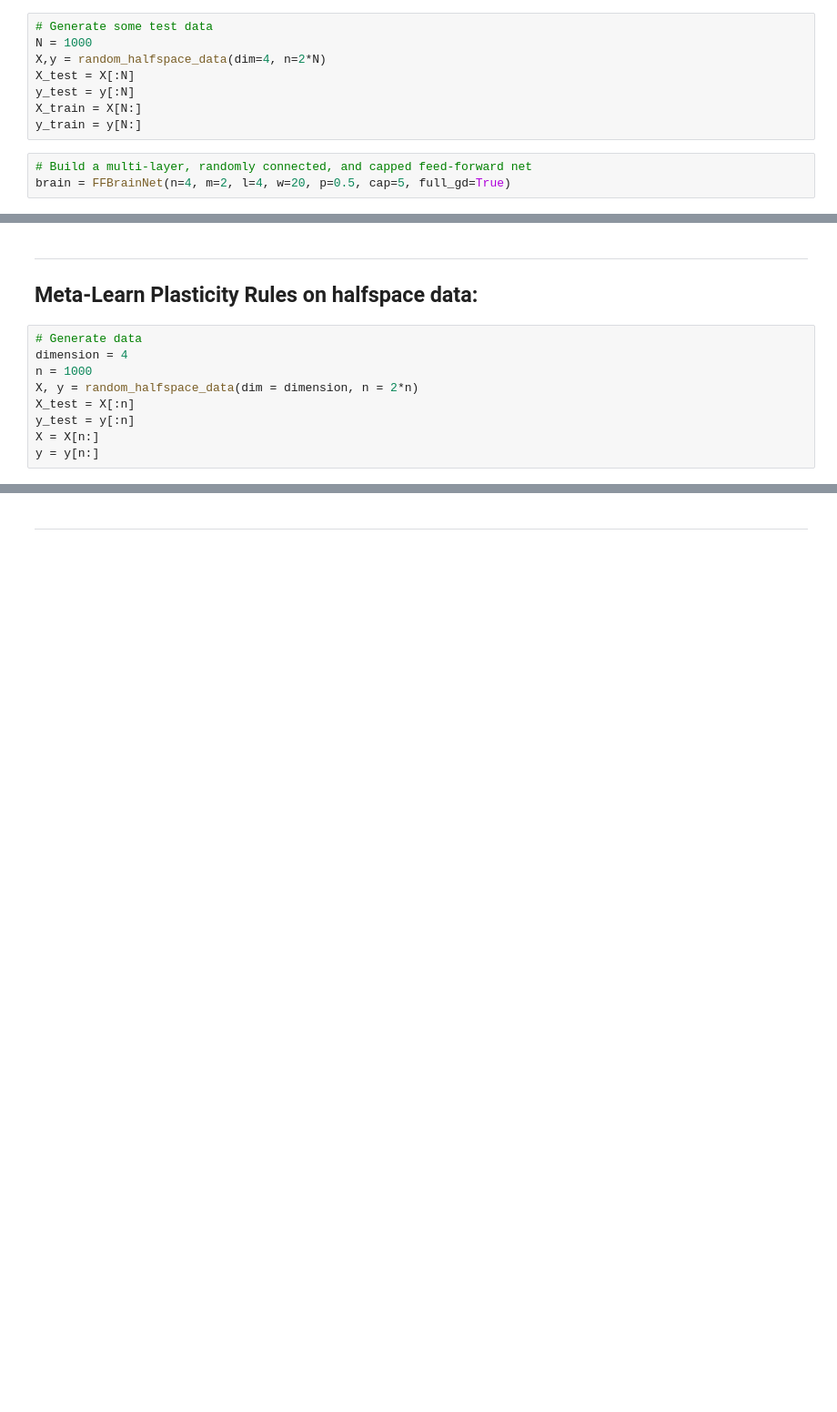
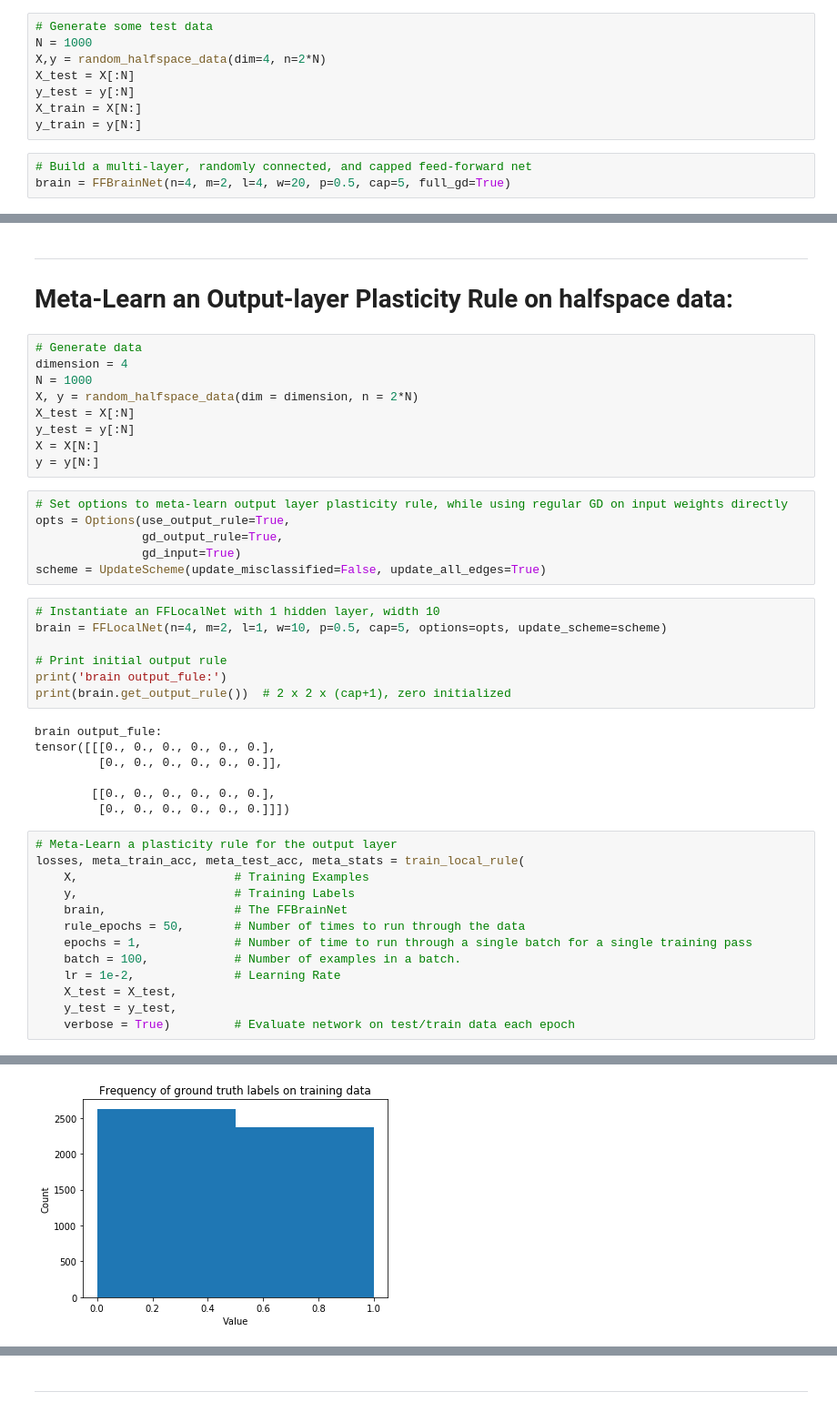
Before and after one commit to saykartik/assemblies, a Jupyter notebook: BrainNet/FFBrainNet Tests.ipynb, the cells around one changed output, grey strips where cells are left out. Shown at 91% size. Cells and saved outputs as stored; diff of their text form; blank space fills up the shorter version.

```diff
--- a/BrainNet/FFBrainNet Tests.ipynb
+++ b/BrainNet/FFBrainNet Tests.ipynb
@@ -66,12 +67,46 @@ Test Accuracy: 0.932
 # %% [markdown]
 ---
-## Meta-Learn Plasticity Rules on halfspace data:
+# Meta-Learn an Output-layer Plasticity Rule on halfspace data:
 # %%
 # Generate data
 dimension = 4
-n = 1000
-X, y = random_halfspace_data(dim = dimension, n = 2*n)
-X_test = X[:n]
-y_test = y[:n]
-X = X[n:]
-y = y[n:]
+N = 1000
+X, y = random_halfspace_data(dim = dimension, n = 2*N)
+X_test = X[:N]
+y_test = y[:N]
+X = X[N:]
+y = y[N:]
+# %%
+# Set options to meta-learn output layer plasticity rule, while using regular GD on input weights directly
+opts = Options(use_output_rule=True,
+               gd_output_rule=True,
+               gd_input=True)
+scheme = UpdateScheme(update_misclassified=False, update_all_edges=True)
+# %%
+# Instantiate an FFLocalNet with 1 hidden layer, width 10
+brain = FFLocalNet(n=4, m=2, l=1, w=10, p=0.5, cap=5, options=opts, update_scheme=scheme)
+
+# Print initial output rule
+print('brain output_fule:')
+print(brain.get_output_rule())  # 2 x 2 x (cap+1), zero initialized
+# %% [output]
+brain output_fule:
+tensor([[[0., 0., 0., 0., 0., 0.],
+         [0., 0., 0., 0., 0., 0.]],
+
+        [[0., 0., 0., 0., 0., 0.],
+         [0., 0., 0., 0., 0., 0.]]])
+# %%
+# Meta-Learn a plasticity rule for the output layer
+losses, meta_train_acc, meta_test_acc, meta_stats = train_local_rule(
+    X,                      # Training Examples
+    y,                      # Training Labels
+    brain,                  # The FFBrainNet
+    rule_epochs = 50,       # Number of times to run through the data
+    epochs = 1,             # Number of time to run through a single batch for a single training pass
+    batch = 100,            # Number of examples in a batch.
+    lr = 1e-2,              # Learning Rate
+    X_test = X_test,
+    y_test = y_test,
+    verbose = True)         # Evaluate network on test/train data each epoch
+# %% [output]
@@ -77,0 +130 @@ y = y[n:]
+[figure, added]
```
Also changed, not shown: parts of 32 cells of this notebook.
